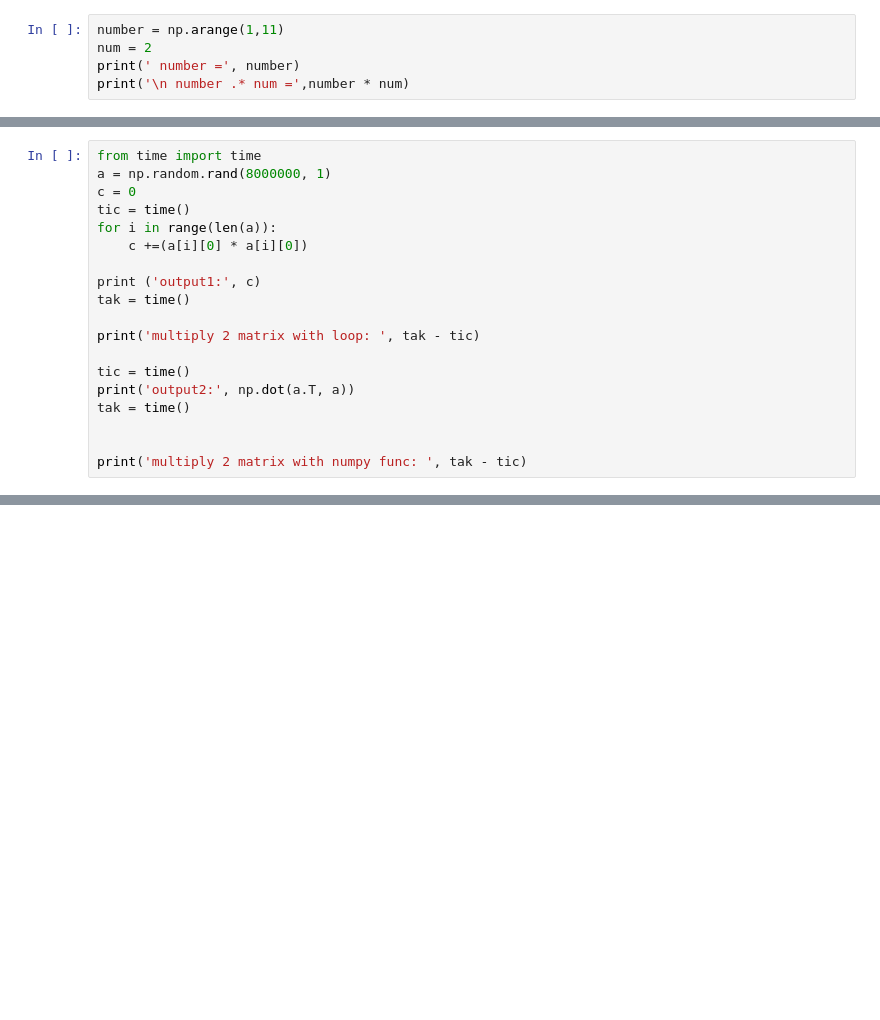
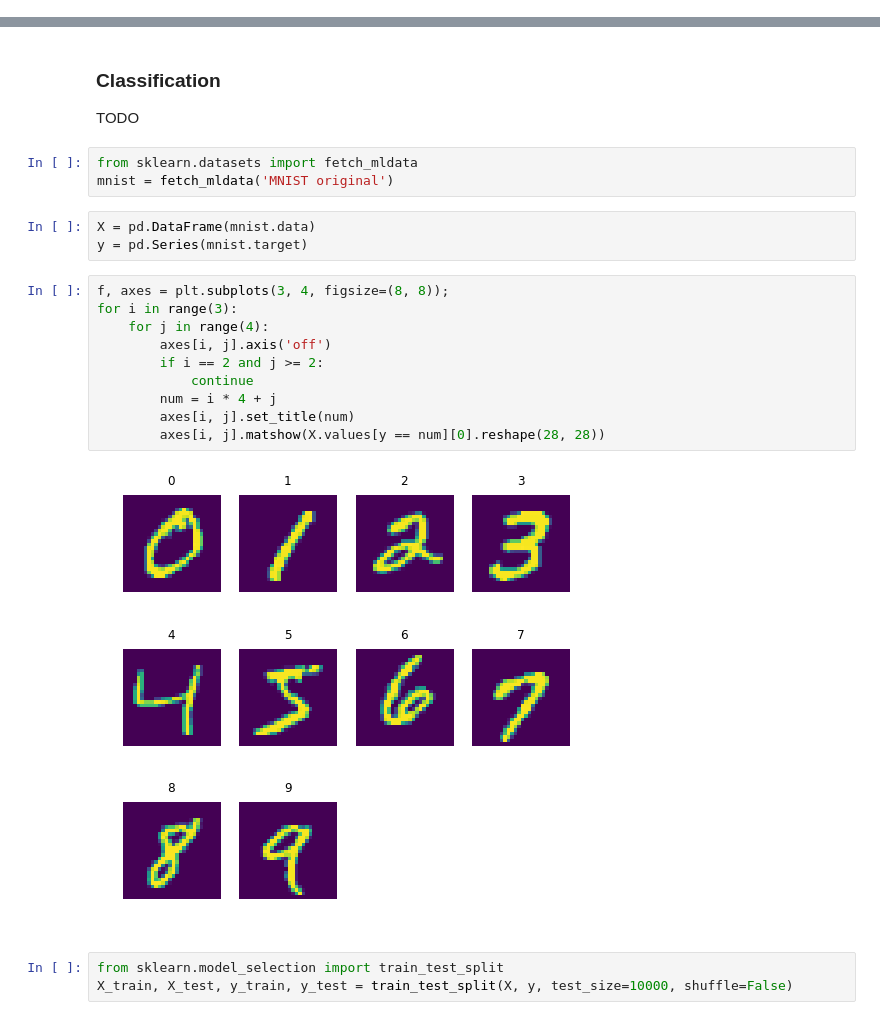
Before and after one commit to msadegh97/machine-learning-course, a Jupyter notebook: 01-introduction.ipynb, the cells around one changed output, grey strips where cells are left out. Cells and saved outputs as stored; diff of their text form; blank space fills up the shorter version.

```diff
--- a/01-introduction.ipynb
+++ b/01-introduction.ipynb
@@ -606,5 +0,0 @@ number2: [10  1  2  3  4  5  6  7  8  9 10 11 12 13 14 15 16 17 18 19]
-# %%
-number = np.arange(1,11)
-num = 2
-print(' number =', number)
-print('\n number .* num =',number * num)
@@ -655,19 +0,0 @@ add:
-# %%
-from time import time
-a = np.random.rand(8000000, 1)
-c = 0
-tic = time()
-for i in range(len(a)):
-    c +=(a[i][0] * a[i][0])
-
-print ('output1:', c)
-tak = time()
-
-print('multiply 2 matrix with loop: ', tak - tic)
-
-tic = time()
-print('output2:', np.dot(a.T, a))
-tak = time()
-
-
-print('multiply 2 matrix with numpy func: ', tak - tic)
@@ -680,0 +180,24 @@ multiply 2 matrix with numpy func:  0.00422358512878418
+# %% [markdown]
+### Classification
+TODO
+# %%
+from sklearn.datasets import fetch_mldata
+mnist = fetch_mldata('MNIST original')
+# %%
+X = pd.DataFrame(mnist.data)
+y = pd.Series(mnist.target)
+# %%
+f, axes = plt.subplots(3, 4, figsize=(8, 8));
+for i in range(3):
+    for j in range(4):
+        axes[i, j].axis('off')
+        if i == 2 and j >= 2:
+            continue
+        num = i * 4 + j
+        axes[i, j].set_title(num)
+        axes[i, j].matshow(X.values[y == num][0].reshape(28, 28))
+# %% [output]
+[figure, added]
+# %%
+from sklearn.model_selection import train_test_split
+X_train, X_test, y_train, y_test = train_test_split(X, y, test_size=10000, shuffle=False)
```
Also changed, not shown: parts of 178 cells of this notebook, 1 other file.
